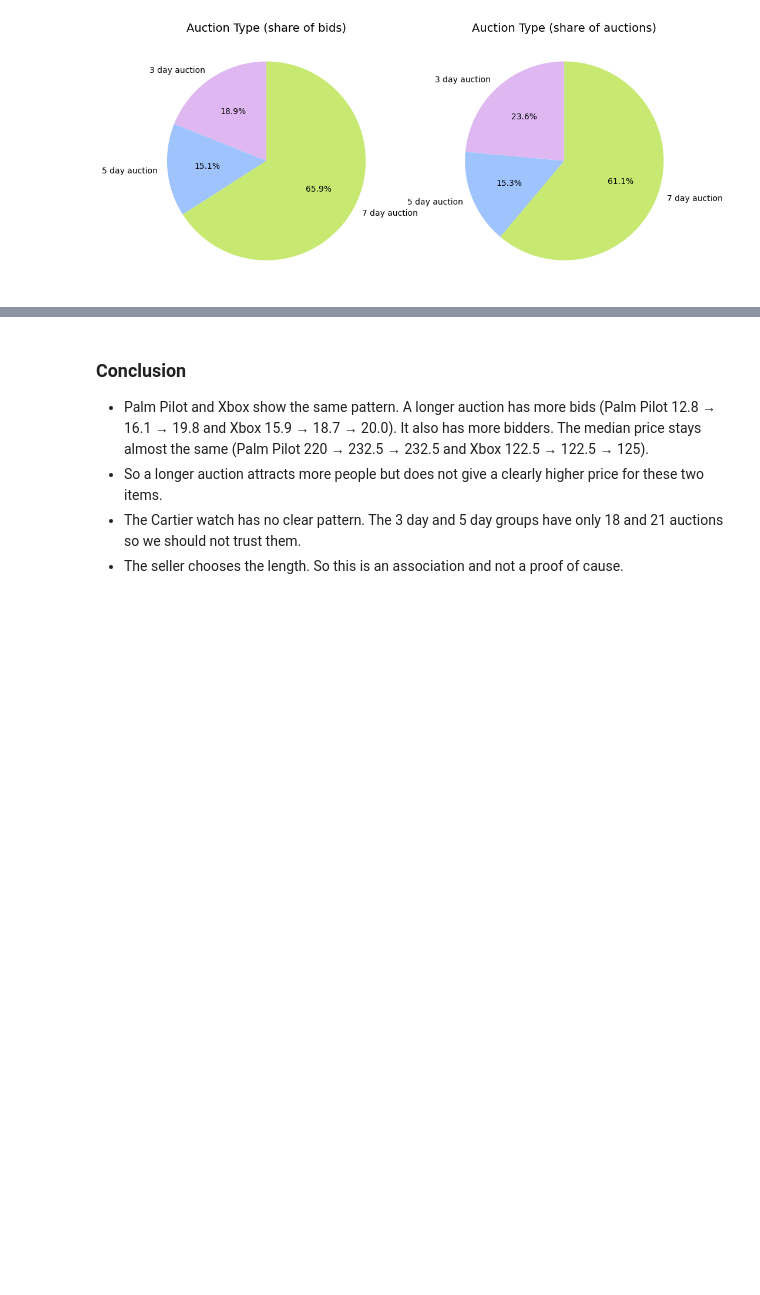
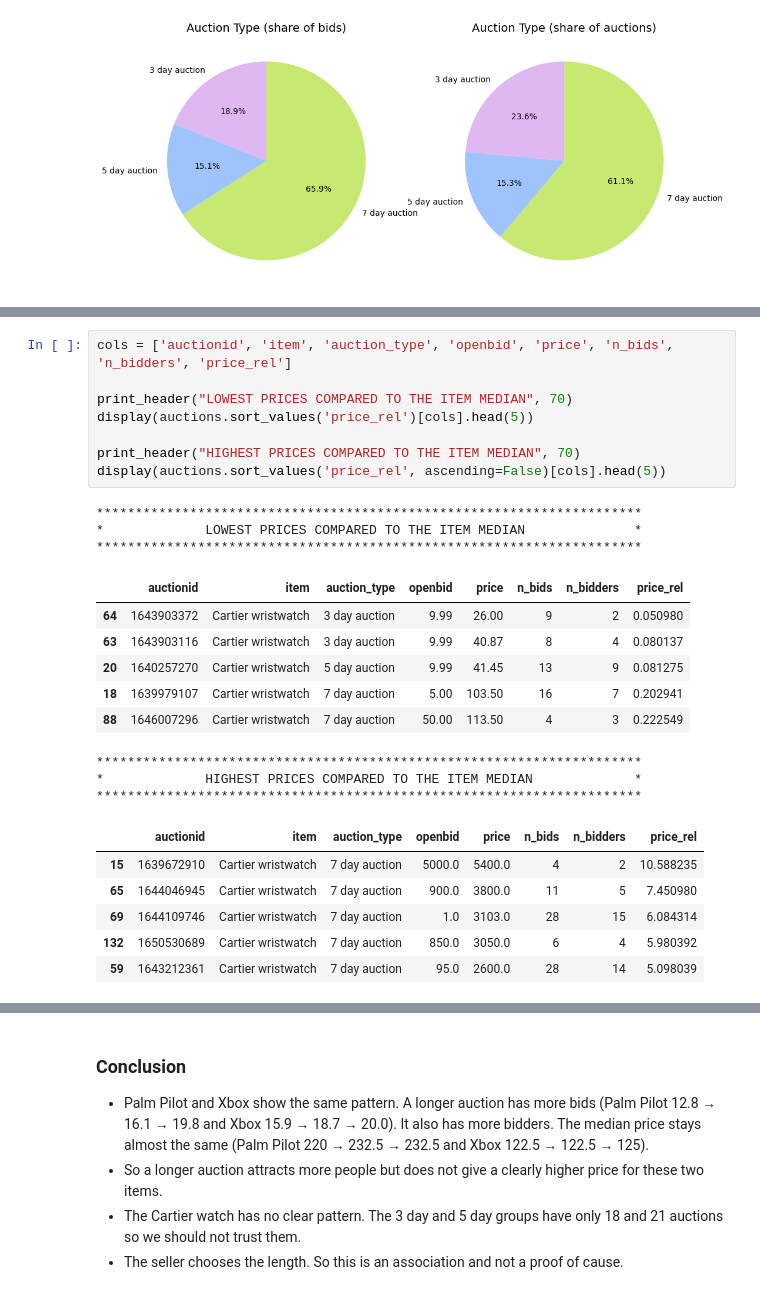
Before and after one commit to mariaaammm/BidNow_Data, a Jupyter notebook: notebooks/eda.ipynb, the cells around one changed output, grey strips where cells are left out. Cells and saved outputs as stored; diff of their text form; blank space fills up the shorter version.

```diff
--- a/notebooks/eda.ipynb
+++ b/notebooks/eda.ipynb
@@ -480,0 +505,27 @@ plt.show()
+# %%
+cols = ['auctionid', 'item', 'auction_type', 'openbid', 'price', 'n_bids', 'n_bidders', 'price_rel']
+
+print_header("LOWEST PRICES COMPARED TO THE ITEM MEDIAN", 70)
+display(auctions.sort_values('price_rel')[cols].head(5))
+
+print_header("HIGHEST PRICES COMPARED TO THE ITEM MEDIAN", 70)
+display(auctions.sort_values('price_rel', ascending=False)[cols].head(5))
+# %% [output]
+**********************************************************************
+*             LOWEST PRICES COMPARED TO THE ITEM MEDIAN              *
+**********************************************************************
+|  | auctionid | item | auction_type | openbid | price | n_bids | n_bidders | price_rel |
+| 64 | 1643903372 | Cartier wristwatch | 3 day auction | 9.99 | 26.00 | 9 | 2 | 0.050980 |
+| 63 | 1643903116 | Cartier wristwatch | 3 day auction | 9.99 | 40.87 | 8 | 4 | 0.080137 |
+| 20 | 1640257270 | Cartier wristwatch | 5 day auction | 9.99 | 41.45 | 13 | 9 | 0.081275 |
+| 18 | 1639979107 | Cartier wristwatch | 7 day auction | 5.00 | 103.50 | 16 | 7 | 0.202941 |
+| 88 | 1646007296 | Cartier wristwatch | 7 day auction | 50.00 | 113.50 | 4 | 3 | 0.222549 |
+**********************************************************************
+*             HIGHEST PRICES COMPARED TO THE ITEM MEDIAN             *
+**********************************************************************
+|  | auctionid | item | auction_type | openbid | price | n_bids | n_bidders | price_rel |
+| 15 | 1639672910 | Cartier wristwatch | 7 day auction | 5000.0 | 5400.0 | 4 | 2 | 10.588235 |
+| 65 | 1644046945 | Cartier wristwatch | 7 day auction | 900.0 | 3800.0 | 11 | 5 | 7.450980 |
+| 69 | 1644109746 | Cartier wristwatch | 7 day auction | 1.0 | 3103.0 | 28 | 15 | 6.084314 |
+| 132 | 1650530689 | Cartier wristwatch | 7 day auction | 850.0 | 3050.0 | 6 | 4 | 5.980392 |
+| 59 | 1643212361 | Cartier wristwatch | 7 day auction | 95.0 | 2600.0 | 28 | 14 | 5.098039 |
```
Also changed, not shown: parts of 17 cells of this notebook, 11 other files.
